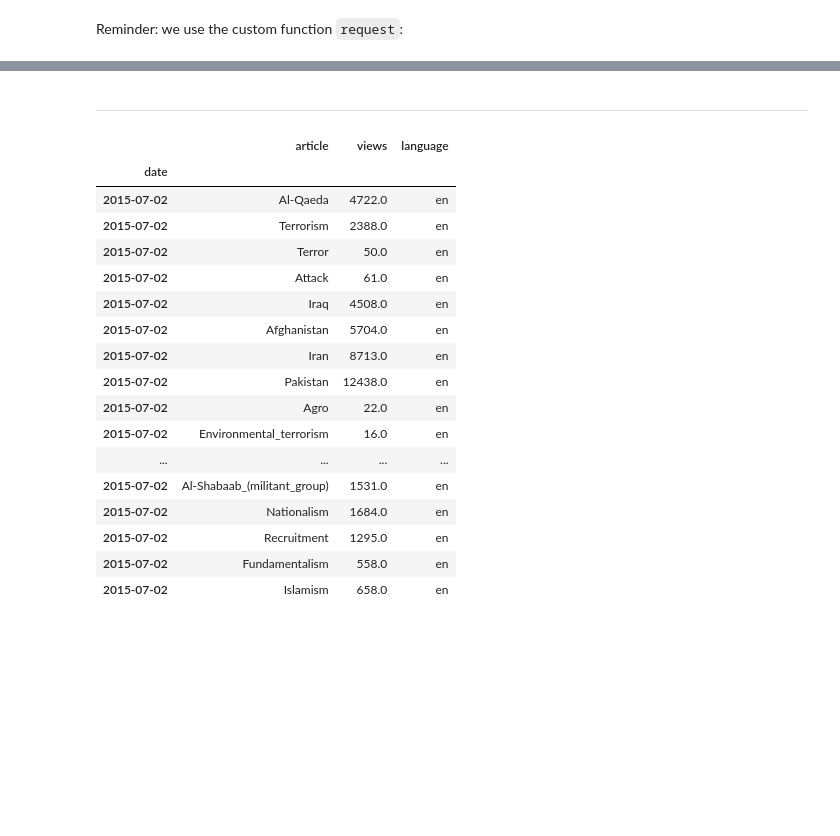
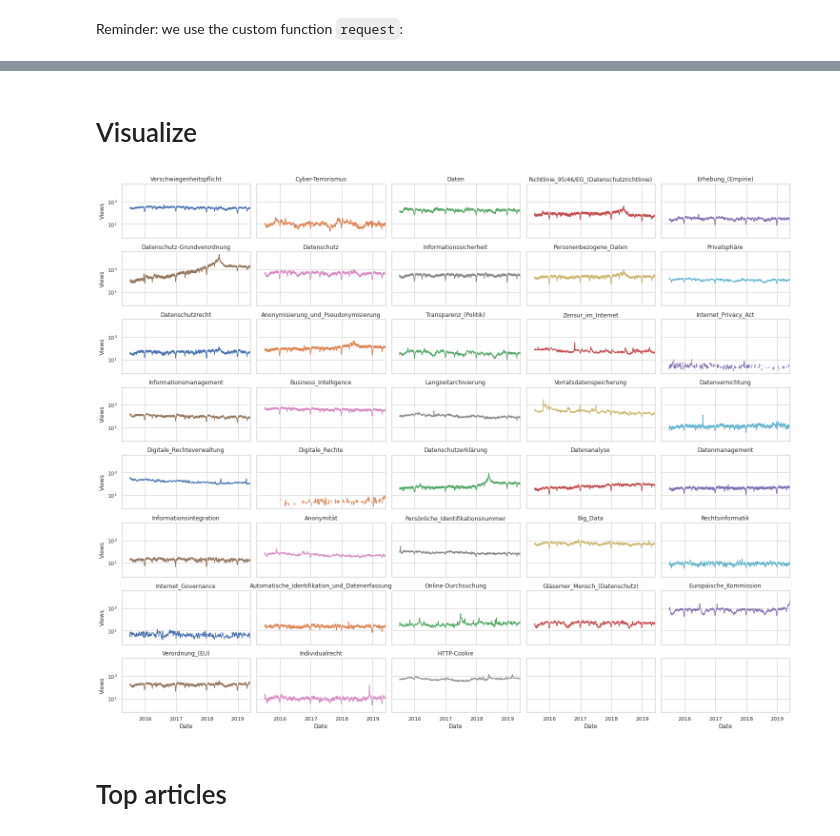
Before and after one commit to epfl-ada/ada-2020-project-milestone-p3-p3_studybuddy, a Jupyter notebook: Scraping.ipynb, the cells around one changed output, grey strips where cells are left out. Saved outputs shown, nothing was run; the diff lists cells and outputs as text; code cells hidden in the pictures; blank space fills up the shorter version.

```diff
--- a/Scraping.ipynb
+++ b/Scraping.ipynb
@@ -223,2 +269,2 @@ tmp = request(['Dog'], agent='user', domain='en', start='20120101', end='2020010
 # %% [markdown]
----
+# Visualize
@@ -227,21 +271,49 @@ df = pd.read_csv('data/terrorism_en.csv')
-# %%
-df.set_index('date').loc['2015-07-02']
-# %% [output]
-|  | article | views | language |
-| date |  |  |  |
-| 2015-07-02 | Al-Qaeda | 4722.0 | en |
-| 2015-07-02 | Terrorism | 2388.0 | en |
-| 2015-07-02 | Terror | 50.0 | en |
-| 2015-07-02 | Attack | 61.0 | en |
-| 2015-07-02 | Iraq | 4508.0 | en |
-| 2015-07-02 | Afghanistan | 5704.0 | en |
-| 2015-07-02 | Iran | 8713.0 | en |
-| 2015-07-02 | Pakistan | 12438.0 | en |
-| 2015-07-02 | Agro | 22.0 | en |
-| 2015-07-02 | Environmental_terrorism | 16.0 | en |
-| ... | ... | ... | ... |
-| 2015-07-02 | Al-Shabaab_(militant_group) | 1531.0 | en |
-| 2015-07-02 | Nationalism | 1684.0 | en |
-| 2015-07-02 | Recruitment | 1295.0 | en |
-| 2015-07-02 | Fundamentalism | 558.0 | en |
-| 2015-07-02 | Islamism | 658.0 | en |
+# %%
+import math
+
+def pageviews_small_multiples(df_longitudinal, n_col=5, yscale='log', rolling_window=None):
+    """
+    :param pandas.DataFrame df_longitudinal:
+    :param int n_col: number of columns for the plot, number of rows are automatically deduced
+    :param str yscale: log or linear, passed to ax.set_yscale
+    :param int rolling_window: size of the mean rolling window, units depends on dates in df_longitudinal
+    """
+    if df_longitudinal.language.nunique() > 1:
+        raise ValueError
+
+    articles = df_longitudinal.article.unique()
+    if 'date' in df_longitudinal.columns:
+        df_longitudinal = df_longitudinal.set_index('date')
+    if yscale == 'log':
+        df_longitudinal = df_longitudinal.replace(0, np.nan)
+
+    # Init plotting
+    colors = sns.color_palette(n_colors=len(articles))
+    n_row = math.ceil(len(articles) / n_col)
+    fig, axes = plt.subplots(n_row, n_col, figsize=(4*n_col + .5, 2*n_row + .5), sharex=True, sharey=True)
+
+    # Plotting loop
+    for article, ax, col in zip(articles, axes.ravel(), colors):
+        # Extract article data
+        subdf = df_longitudinal[df_longitudinal.article == article].copy()
+        # Smooth data
+        if rolling_window is not None:
+            subdf.views = subdf.views.rolling(rolling_window).mean()
+        # Plot
+        subdf.plot(y='views', ax=ax, legend=False, color=col)
+        ax.set_title(article)
+        ax.set_yscale(yscale)
+
+    # Aesthetics
+    for ax in axes[-1]:
+        ax.set_xlabel('Date')
+    for ax in axes[:, 0]:
+        ax.set_ylabel('Views')
+
+    plt.tight_layout()
+# %%
+pageviews_small_multiples(data['GDPR'], rolling_window=5)
+# %% [output]
+[figure, added]
+# %% [markdown]
+# Top articles
```
Also changed, not shown: parts of 29 cells of this notebook.
